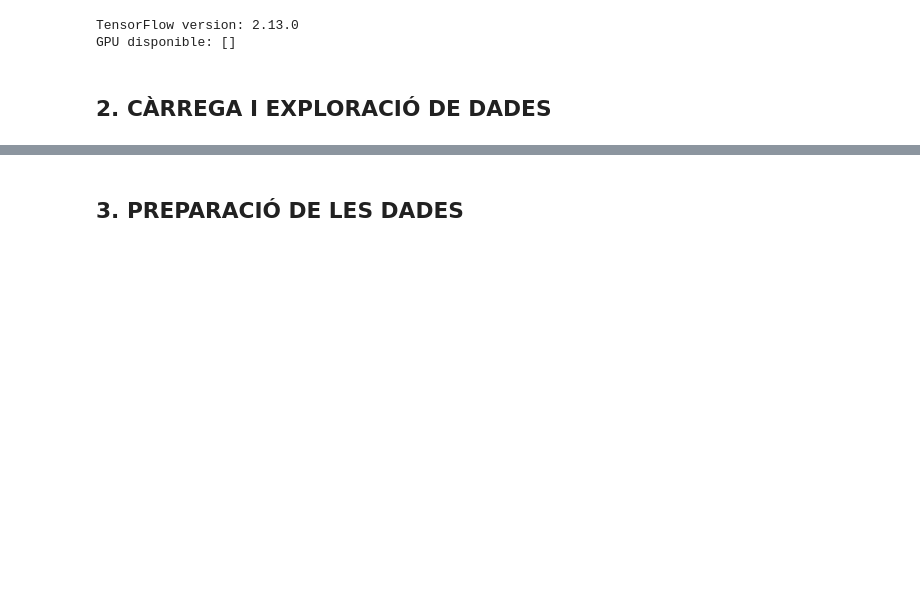
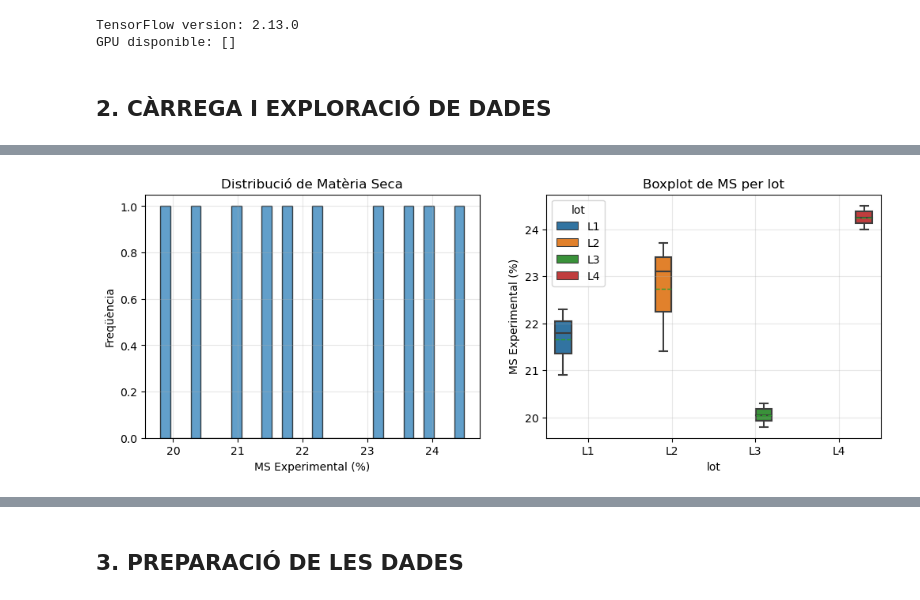
Before and after one commit to DavidDiestreR/potato-dry-matter-optics-ml, a Jupyter notebook: notebooks/training/ms_prediction_notebook_v3.ipynb, the cells around one changed output, grey strips where cells are left out. Cells and saved outputs as stored; diff of their text form; code cells hidden in the pictures; blank space fills up the shorter version.

Commit message:
indicació env al README i visualització i escalat completats

```diff
--- a/notebooks/training/ms_prediction_notebook_v3.ipynb
+++ b/notebooks/training/ms_prediction_notebook_v3.ipynb
@@ -116,0 +45,18 @@ dtype: int64
+# %%
+# Definir rutes
+# os.chdir("D:/potato-dry-matter-optics-ml")
+os.chdir("C:/Users/ddr/Desktop/potato-dry-matter-optics-ml")
+RUTA_DATASET = "data/input/training/training_set.csv"
+RUTA_OUTPUT = "data/output/test_run1"
+
+# Crear directori d'output si no existeix
+os.makedirs(RUTA_OUTPUT, exist_ok=True)
+print(f"Directori d'output: {RUTA_OUTPUT}")
+
+# Carregar les dades
+df = pd.read_csv(RUTA_DATASET, sep = ',', na_filter=False , index_col = 0)
+
+print("\n=== INFORMACIÓ DEL DATASET ===\n")
+df.info()
+print(f"\n\nPrimeres 5 files:")
+df.head()
@@ -116,0 +88,19 @@ dtype: int64
+# %%
+# Visualització de la distribució de MS
+plt.figure(figsize=(12, 4))
+
+plt.subplot(1, 2, 1)
+plt.hist(df['MS_experimental'], bins=30, edgecolor='black', alpha=0.7)
+plt.xlabel('MS Experimental (%)')
+plt.ylabel('Freqüència')
+plt.title('Distribució de Matèria Seca')
+plt.grid(alpha=0.3)
+
+plt.subplot(1, 2, 2)
+sns.boxplot(data=df, x='lot', y='MS_experimental', hue='lot', showmeans=True, meanline=True)
+plt.xlabel('lot')
+plt.ylabel('MS Experimental (%)')
+plt.title('Boxplot de MS per lot')
+plt.grid(alpha=0.3)
+# %% [output]
+[figure, added]
```
Also changed, not shown: parts of 11 cells of this notebook, 1 other file.
